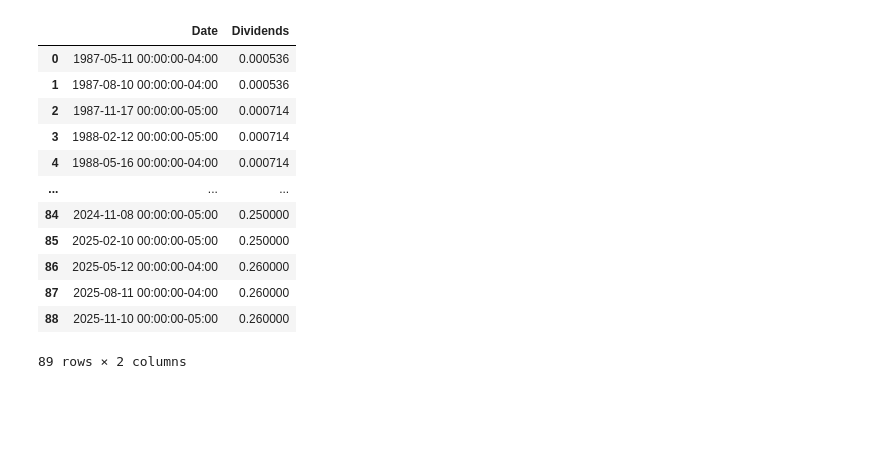
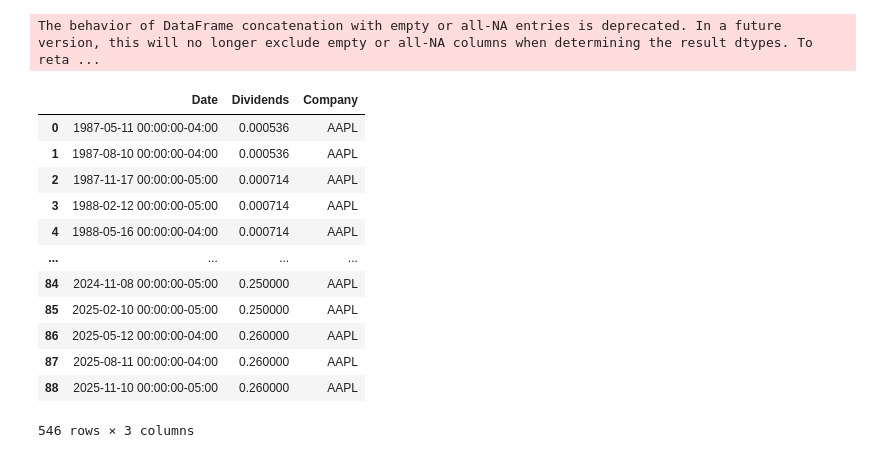
Before and after one commit to Anay12/Stock_Data_Project, a Jupyter notebook: Stock Data.ipynb, the cells around one changed output. Saved outputs shown, nothing was run; the diff lists cells and outputs as text; code cells hidden in the pictures; blank space fills up the shorter version.

```diff
--- a/Stock Data.ipynb
+++ b/Stock Data.ipynb
@@ -73,4 +72,6 @@ dividends_df
 # %%
+# test function
+
 from Database.database import engine
 from Database.models import Holding
 from sqlalchemy import select
@@ -78,8 +79,7 @@ from sqlalchemy import select
 with engine.connect() as conn:
     holdings_df = pd.read_sql(select(Holding), conn)
 
-dividends_df = pd.DataFrame(columns=['Date','Dividends'])
-dividends_df = stock.get_dividends().reset_index()
+dividends_df = pd.DataFrame(columns=['Date','Dividends', 'Company'])
 
 for ticker in holdings_df['ticker']:
     stock = Stock(ticker)
@@ -87,7 +87,7 @@ for ticker in holdings_df['ticker']:
     divs_df = stock.get_dividends().reset_index()
     divs_df['Company'] = ticker
 
-    pd.concat([dividends_df, divs_df])
+    dividends_df = pd.concat([dividends_df, divs_df])
 
-dividends_df
+# dividends_df
 # %% [output]
@@ -99,13 +99,14 @@ FROM holdings
+The behavior of DataFrame concatenation with empty or all-NA entries is deprecated. In a future version, this will no longer exclude empty or all-NA columns when determining the result dtypes. To reta ...
-|  | Date | Dividends |
-| 0 | 1987-05-11 00:00:00-04:00 | 0.000536 |
-| 1 | 1987-08-10 00:00:00-04:00 | 0.000536 |
-| 2 | 1987-11-17 00:00:00-05:00 | 0.000714 |
-| 3 | 1988-02-12 00:00:00-05:00 | 0.000714 |
-| 4 | 1988-05-16 00:00:00-04:00 | 0.000714 |
-| ... | ... | ... |
-| 84 | 2024-11-08 00:00:00-05:00 | 0.250000 |
-| 85 | 2025-02-10 00:00:00-05:00 | 0.250000 |
-| 86 | 2025-05-12 00:00:00-04:00 | 0.260000 |
-| 87 | 2025-08-11 00:00:00-04:00 | 0.260000 |
-| 88 | 2025-11-10 00:00:00-05:00 | 0.260000 |
+|  | Date | Dividends | Company |
+| 0 | 1987-05-11 00:00:00-04:00 | 0.000536 | AAPL |
+| 1 | 1987-08-10 00:00:00-04:00 | 0.000536 | AAPL |
+| 2 | 1987-11-17 00:00:00-05:00 | 0.000714 | AAPL |
+| 3 | 1988-02-12 00:00:00-05:00 | 0.000714 | AAPL |
+| 4 | 1988-05-16 00:00:00-04:00 | 0.000714 | AAPL |
+| ... | ... | ... | ... |
+| 84 | 2024-11-08 00:00:00-05:00 | 0.250000 | AAPL |
+| 85 | 2025-02-10 00:00:00-05:00 | 0.250000 | AAPL |
+| 86 | 2025-05-12 00:00:00-04:00 | 0.260000 | AAPL |
+| 87 | 2025-08-11 00:00:00-04:00 | 0.260000 | AAPL |
+| 88 | 2025-11-10 00:00:00-05:00 | 0.260000 | AAPL |
-89 rows × 2 columns
+546 rows × 3 columns
```
Also changed, not shown: parts of 11 cells of this notebook, 3 other files.
